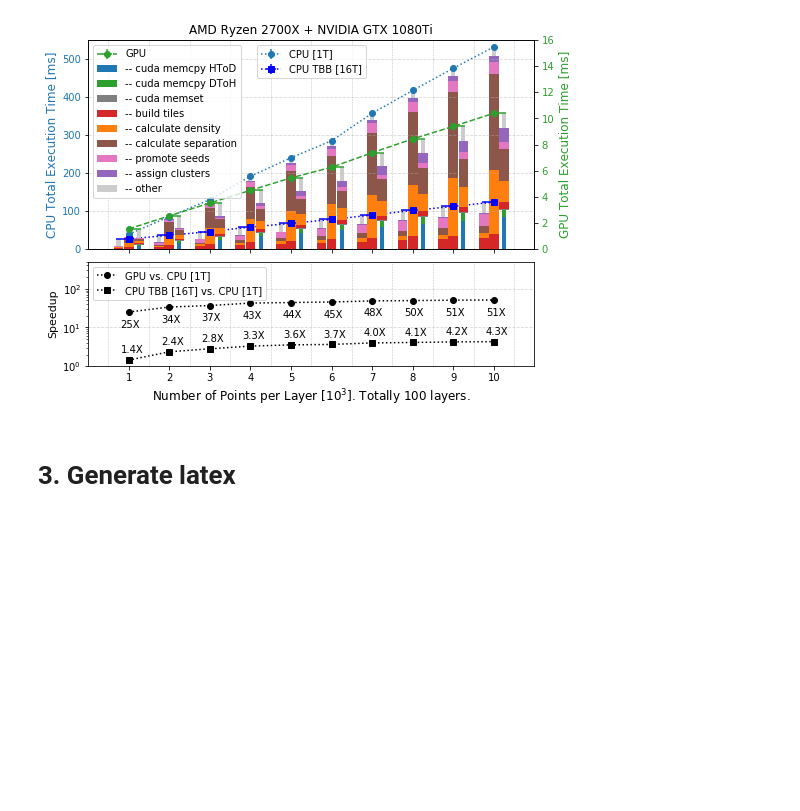
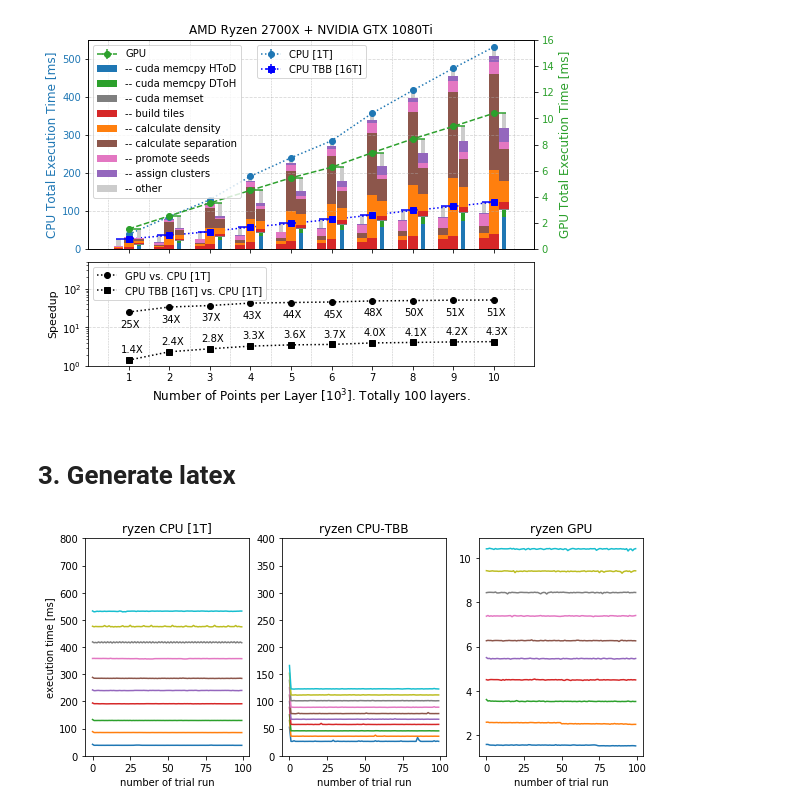
Before and after one commit to ZihengChen/CLUEAlgo, a Jupyter notebook: notebooks/Figure5.ipynb, the cells around one changed output. Saved outputs shown, nothing was run; the diff lists cells and outputs as text; code cells hidden in the pictures; blank space fills up the shorter version.

```diff
--- a/notebooks/Figure5.ipynb
+++ b/notebooks/Figure5.ipynb
@@ -370,3 +370,31 @@ for c in range(10):
     latex.write(table)
     latex.write("    \end{tabular}\n    \linebreak\n\n\n")
 latex.close()
+# %%
+plt.figure(figsize=(10,4),facecolor='w')
+
+plt.subplot(1,3,1)
+for i in range(10):
+    plt.plot(cpu[i])
+plt.title("{} CPU [1T]".format(machine))
+plt.xlabel("number of trial run")
+plt.ylabel("execution time [ms]")
+plt.ylim(0,800)
+
+plt.subplot(1,3,2)
+for i in range(10):
+    plt.plot(cuplaTBB[i])
+plt.title("{} CPU-TBB".format(machine))
+plt.xlabel("number of trial run")
+plt.ylim(0,400)
+
+plt.subplot(1,3,3)
+for i in range(10):
+    plt.plot(gpu[i],label="{}k/layer".format(i+1))
+plt.title("{} GPU".format(machine))
+plt.xlabel("number of trial run")
+
+
+plt.savefig("../plots/addition_{}.pdf".format(machine))
+# %% [output]
+[figure, added]
```
Also changed, not shown: parts of 1 cell of this notebook, 6 other files.
